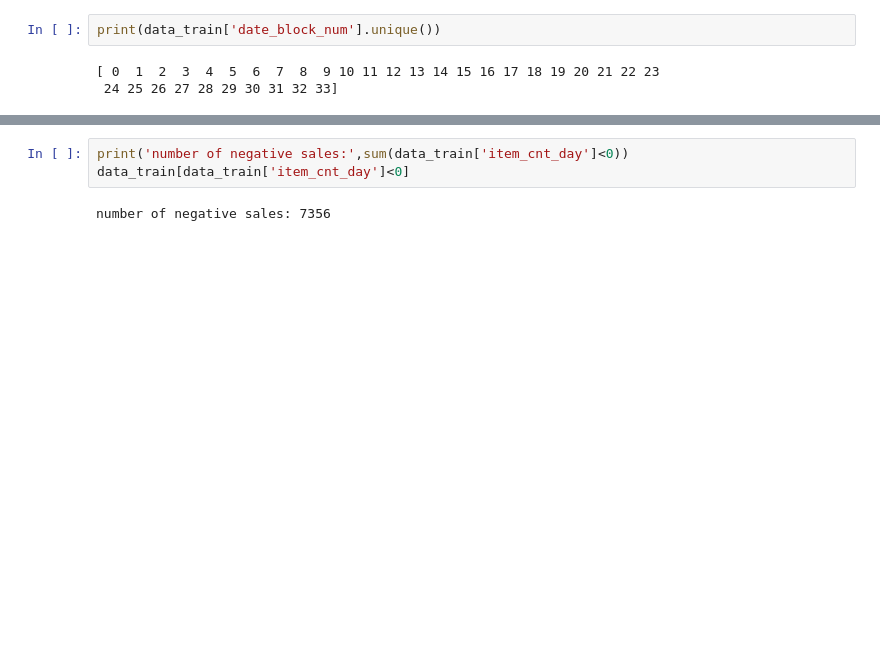
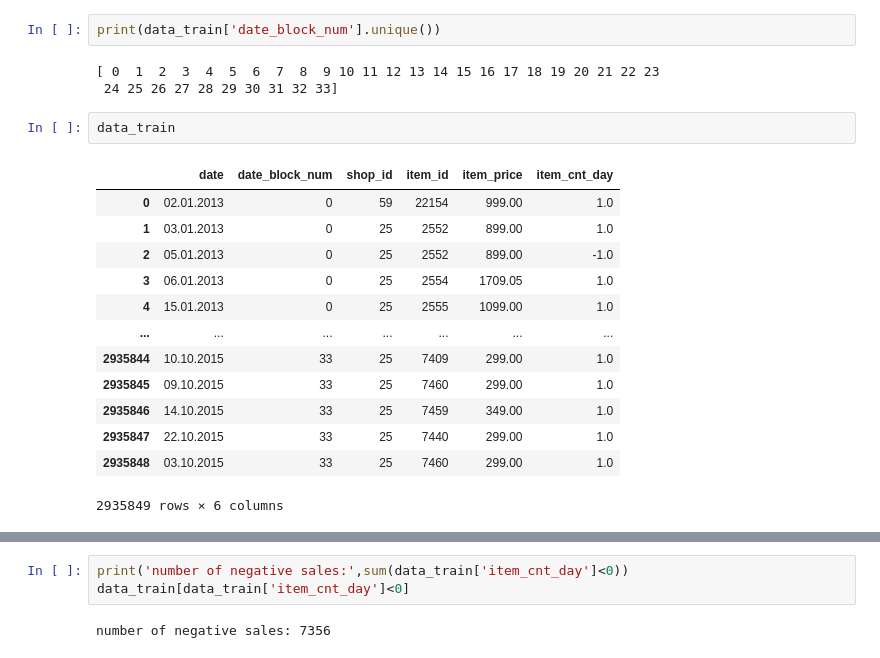
Before and after one commit to valera2444/FutureSalesPrediction, a Jupyter notebook: etl.ipynb, the cells around one changed output, grey strips where cells are left out. Cells and saved outputs as stored; diff of their text form; blank space fills up the shorter version.

```diff
--- a/etl.ipynb
+++ b/etl.ipynb
@@ -24,4 +26,20 @@ print(data_train['date_block_num'].unique())
 # %% [output]
 [ 0  1  2  3  4  5  6  7  8  9 10 11 12 13 14 15 16 17 18 19 20 21 22 23
  24 25 26 27 28 29 30 31 32 33]
+# %%
+data_train
+# %% [output]
+|  | date | date_block_num | shop_id | item_id | item_price | item_cnt_day |
+| 0 | 02.01.2013 | 0 | 59 | 22154 | 999.00 | 1.0 |
+| 1 | 03.01.2013 | 0 | 25 | 2552 | 899.00 | 1.0 |
+| 2 | 05.01.2013 | 0 | 25 | 2552 | 899.00 | -1.0 |
+| 3 | 06.01.2013 | 0 | 25 | 2554 | 1709.05 | 1.0 |
+| 4 | 15.01.2013 | 0 | 25 | 2555 | 1099.00 | 1.0 |
+| ... | ... | ... | ... | ... | ... | ... |
+| 2935844 | 10.10.2015 | 33 | 25 | 7409 | 299.00 | 1.0 |
+| 2935845 | 09.10.2015 | 33 | 25 | 7460 | 299.00 | 1.0 |
+| 2935846 | 14.10.2015 | 33 | 25 | 7459 | 349.00 | 1.0 |
+| 2935847 | 22.10.2015 | 33 | 25 | 7440 | 299.00 | 1.0 |
+| 2935848 | 03.10.2015 | 33 | 25 | 7460 | 299.00 | 1.0 |
+2935849 rows × 6 columns
 # %%
```
Also changed, not shown: parts of 12 cells of this notebook.
